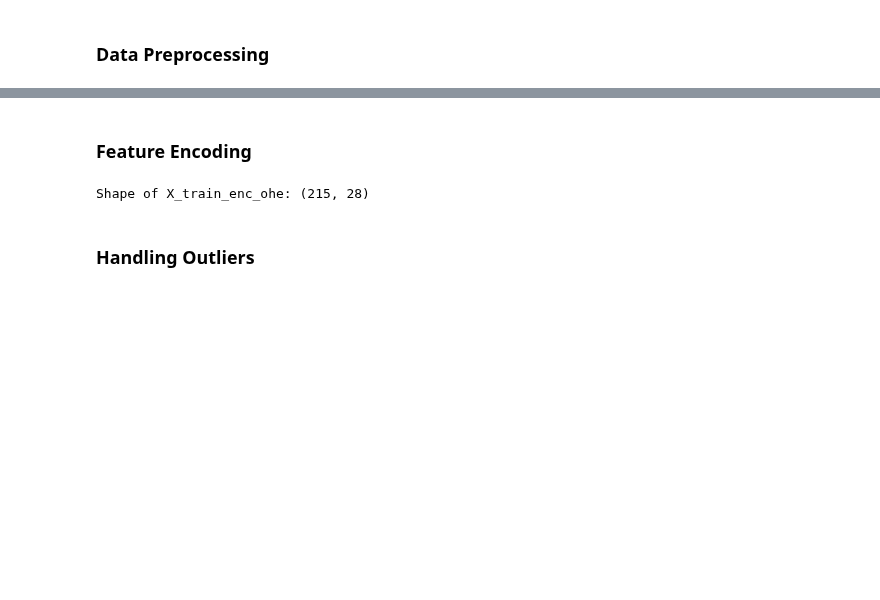
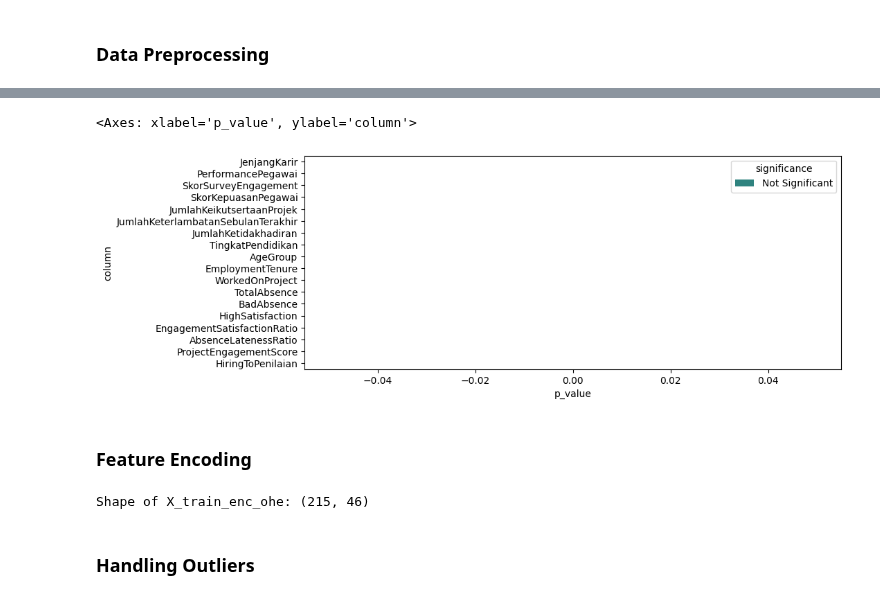
Before and after one commit to azaryasph/Improving-Employee-Retention-By-Predicting-Employee-Attrition-Using-Machine-Learning, a Jupyter notebook: notebook/predict_employee_attrition.ipynb, the cells around one changed output, grey strips where cells are left out. Drawn from its saved outputs; the diff is of its cells as text; code cells hidden in the pictures; blank space fills up the shorter version.

```diff
--- a/notebook/predict_employee_attrition.ipynb
+++ b/notebook/predict_employee_attrition.ipynb
@@ -952,9 +1046,48 @@ X_train_cl = X_train_cl.drop(columns=col2drop)
+# %%
+# df_temp = pd.concat([dfloan_selected, y_train], axis=1)
+new_nums = X_train_cld.select_dtypes('number')
+
+anova_results = pd.DataFrame(columns=['column', 'f_score', 'p_value', 'significance'])
+
+# Perform ANOVA for each numerical column with respect to the target
+for i, column in enumerate(new_nums.columns):
+    # Separate the data based on the categories in the target
+    good =X_train_cl[column][y_train['Resign'] == 'No']
+    bad = X_train_cl[column][y_train['Resign'] == 'Yes']
+
+    # Perform the ANOVA test
+    f_statistic, p_value = f_oneway(good, bad)
+
+    # Determine the significance
+    if p_value < 0.05:
+        significance = 'Significant'
+    else:
+        significance = 'Not Significant'
+
+    # Append the results to the DataFrame
+    anova_results.loc[i] = [column, f_statistic, p_value, significance]
+
+anova_results = anova_results.sort_values('p_value')
+
+plt.figure(figsize=(10, 4))
+sns.barplot(x='p_value', y='column', hue='significance', data=anova_results, palette='viridis')
+# %% [output]
+<Axes: xlabel='p_value', ylabel='column'>
+[figure, added]
 # %% [markdown]
 ### Feature Encoding
 # %%
 # Label Encoding
 # Define ordinal categorical columns to be encoded
-ord_data = ['JenjangKarir', 'PerformancePegawai', 'TingkatPendidikan', 'AgeGroup']
+ord_data = [
+    'JenjangKarir',
+    'PerformancePegawai',
+    'TingkatPendidikan',
+    'AgeGroup',
+    'HighSatisfaction',
+    'BadAbsence',
+    'WorkedOnProject'
+]
 
 def lencode_cat(data, ordinal_data):
     """
@@ -978,7 +1111,7 @@ def lencode_cat(data, ordinal_data):
     return data
 
 # Apply the encode_cat function to the X_train_cl data
-X_train_enc = lencode_cat(X_train_cl, ord_data)
+X_train_enc = lencode_cat(X_train_cld, ord_data)
 
 # Define dictionary to map the target variable
 map_target = {
@@ -993,9 +1126,10 @@ y_train['Resign'] = y_train['Resign'].map(map_target)
 # One hot encode
 # Define nominal categorical columns to be encoded
 nom_data = [
-    # 'StatusPernikahan',
+    'StatusPernikahan',
     'StatusKepegawaian',
     'Pekerjaan',
+    'AsalDaerah',
     'HiringPlatform'
 ]
 
@@ -1006,7 +1140,7 @@ X_train_enc_ohe = pd.get_dummies(X_train_enc, columns=nom_data, dtype=int)
 # Display the shape of the encoded data
 print(f'Shape of X_train_enc_ohe: {X_train_enc_ohe.shape}')
 # %% [output]
-Shape of X_train_enc_ohe: (215, 28)
+Shape of X_train_enc_ohe: (215, 46)
 # %% [markdown]
 ### Handling Outliers
 # %% [markdown]
```
Also changed, not shown: parts of 25 cells of this notebook.
